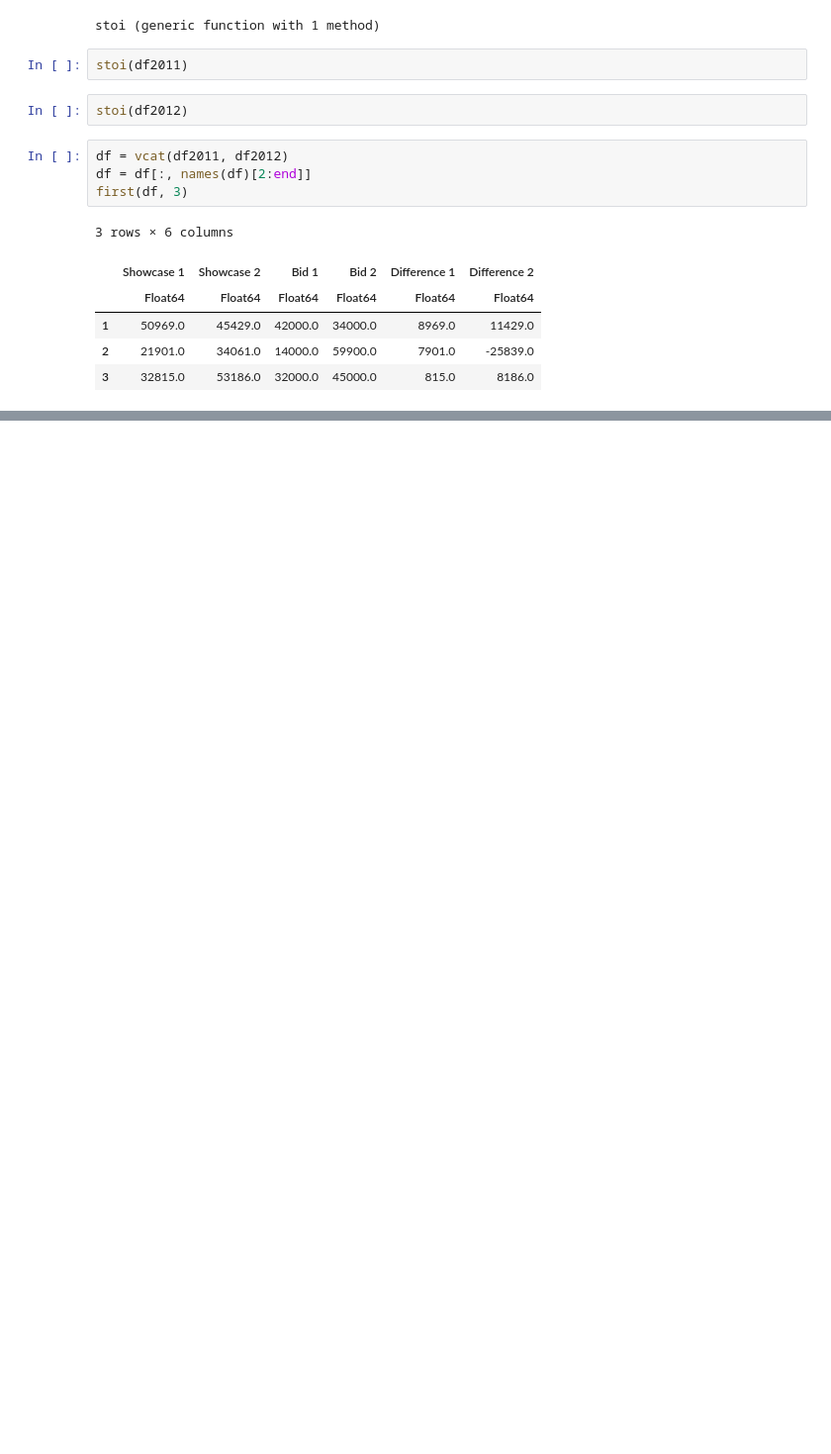
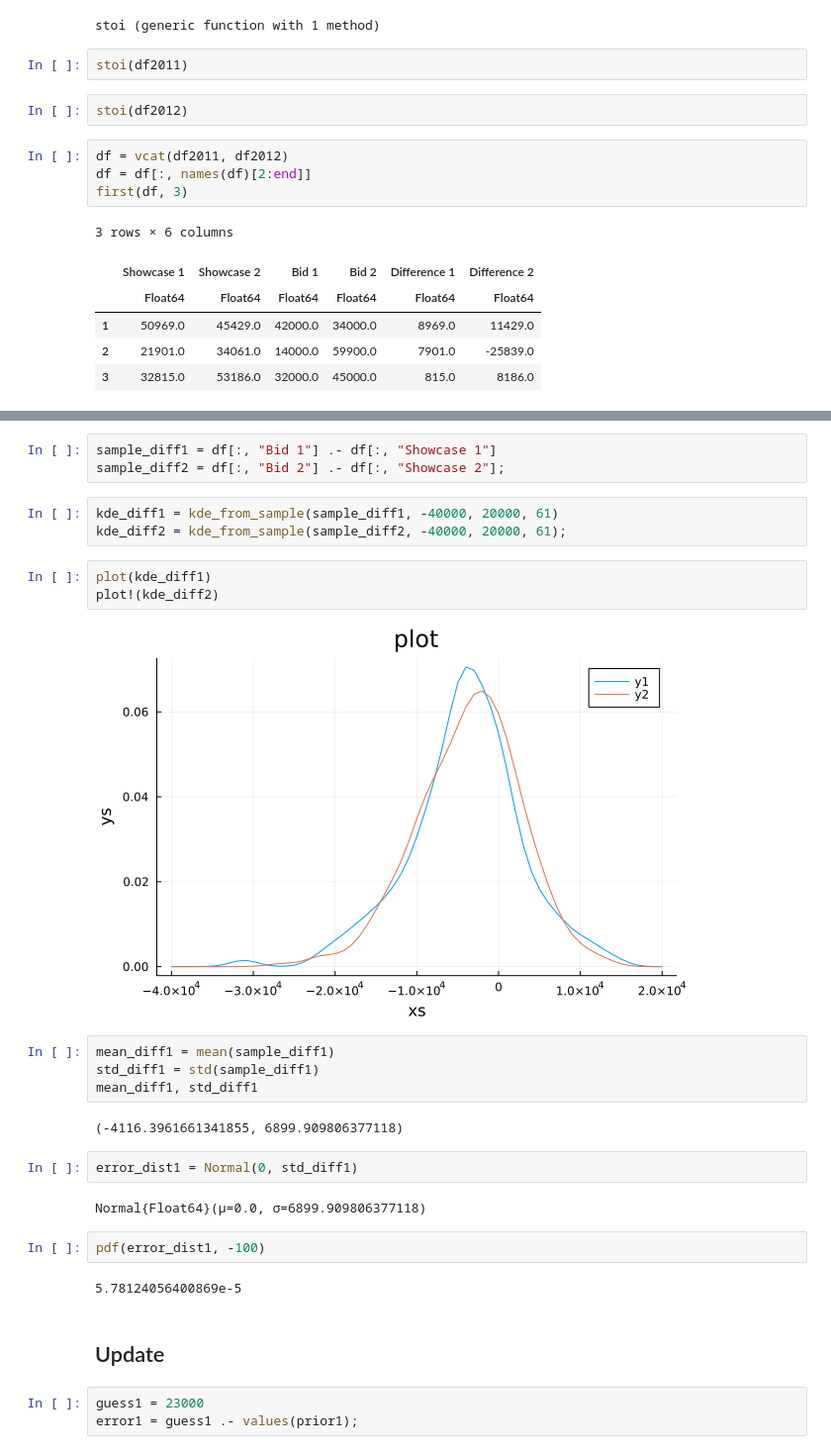
Before and after one commit to bwanab/ThinkBayes.jl, a Jupyter notebook: notebooks/think_bayes_in_julia_chapter_9.ipynb, the cells around one changed output, grey strips where cells are left out. Shown at 99% size. Saved outputs shown, nothing was run; the diff lists cells and outputs as text; blank space fills up the shorter version.

```diff
--- a/notebooks/think_bayes_in_julia_chapter_9.ipynb
+++ b/notebooks/think_bayes_in_julia_chapter_9.ipynb
@@ -59,0 +74,30 @@ first(df, 3)
+# %%
+sample_diff1 = df[:, "Bid 1"] .- df[:, "Showcase 1"]
+sample_diff2 = df[:, "Bid 2"] .- df[:, "Showcase 2"];
+# %%
+kde_diff1 = kde_from_sample(sample_diff1, -40000, 20000, 61)
+kde_diff2 = kde_from_sample(sample_diff2, -40000, 20000, 61);
+# %%
+plot(kde_diff1)
+plot!(kde_diff2)
+# %% [output]
+[figure, added]
+# %%
+mean_diff1 = mean(sample_diff1)
+std_diff1 = std(sample_diff1)
+mean_diff1, std_diff1
+# %% [output]
+(-4116.3961661341855, 6899.909806377118)
+# %%
+error_dist1 = Normal(0, std_diff1)
+# %% [output]
+Normal{Float64}(μ=0.0, σ=6899.909806377118)
+# %%
+pdf(error_dist1, -100)
+# %% [output]
+5.78124056400869e-5
+# %% [markdown]
+## Update
+# %%
+guess1 = 23000
+error1 = guess1 .- values(prior1);
```
Also changed, not shown: parts of 15 cells of this notebook, 1 other file.
